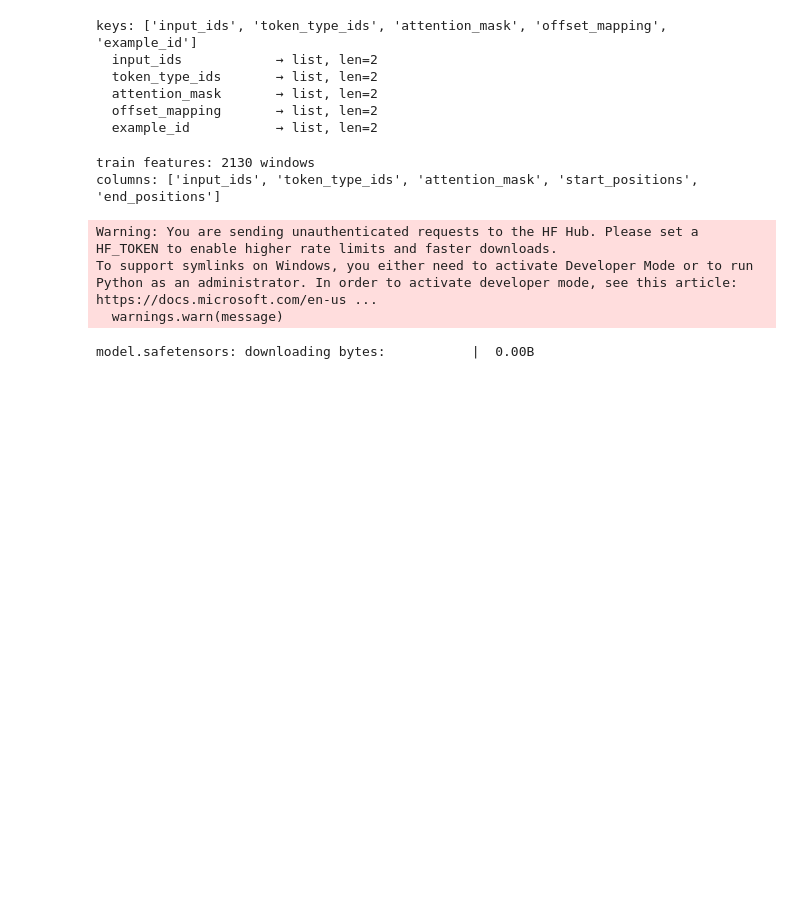
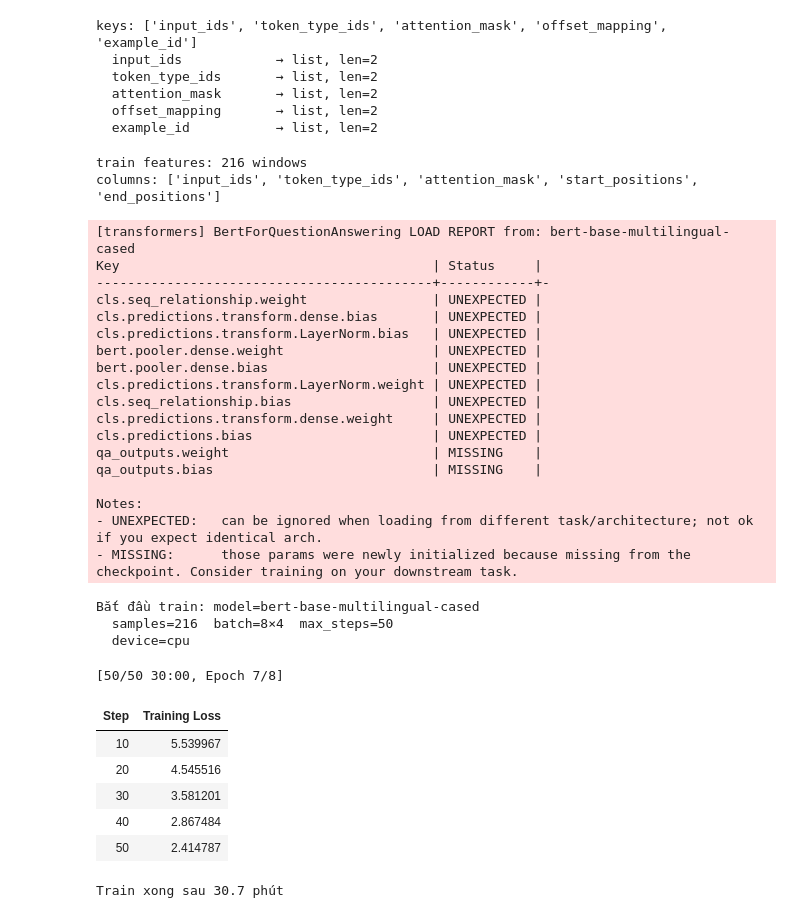
Before and after one commit to HaVuHongPhuc/Vietnamese_Extractive_Question_Answering_on_UIT_ViQuAD_2.0_Project, a Jupyter notebook: notebooks/03_zeroshot_xlmr_squad2.ipynb, the cells around one changed output. Saved outputs shown, nothing was run; the diff lists cells and outputs as text; code cells hidden in the pictures; blank space fills up the shorter version.

```diff
--- a/notebooks/03_zeroshot_xlmr_squad2.ipynb
+++ b/notebooks/03_zeroshot_xlmr_squad2.ipynb
@@ -401,7 +401,7 @@ prepare_validation_features:
 Docstring prepare_train_features:
 Tiền xử lý tập Train: Tokenize, trượt cửa sổ và ánh xạ span từ ký tự sang token.
 # %%
-import json
+import json, random
 from datasets import Dataset
 
 def load_jsonl(path):
@@ -413,15 +413,10 @@ def load_jsonl(path):
     return rows
 
 TRAIN_JSON = ROOT / "data" / "processed" / "train.json"
-
 train_raw = load_jsonl(TRAIN_JSON)
 print(f"train = {len(train_raw)}  dev = {len(dev_raw)}")
-
-# Subsample cho CPU — 2000 mẫu, giữ phân bố answerable/no-answer
-import random
+TRAIN_SAMPLE = 200
 random.seed(42)
-
-TRAIN_SAMPLE = 2000    # 0 = full
 if TRAIN_SAMPLE and TRAIN_SAMPLE < len(train_raw):
     idx = random.sample(range(len(train_raw)), TRAIN_SAMPLE)
     train_raw = [train_raw[i] for i in idx]
@@ -535,7 +530,7 @@ train_features = train_ds.map(
 print(f"train features: {len(train_features)} windows")
 print(f"columns: {train_features.column_names}")
 # %% [output]
-train features: 2130 windows
+train features: 216 windows
 columns: ['input_ids', 'token_type_ids', 'attention_mask', 'start_positions', 'end_positions']
 # %%
 from transformers import (
@@ -553,46 +548,71 @@ OUT_DIR.mkdir(parents=True, exist_ok=True)
 
 # Cấu hình cho CPU
 CPU_MODE   = not torch.cuda.is_available()
-EPOCHS     = 1         # CPU: 1 epoch đủ demo; GPU: đổi thành 3
+EPOCHS     = 1
 BATCH_SIZE = 8 if CPU_MODE else 16
 GRAD_ACC   = 4 if CPU_MODE else 2
 
 args = TrainingArguments(
     output_dir=str(OUT_DIR),
     learning_rate=2e-5,
     per_device_train_batch_size=BATCH_SIZE,
     per_device_eval_batch_size=BATCH_SIZE,
     gradient_accumulation_steps=GRAD_ACC,
+    max_steps=50,
     num_train_epochs=EPOCHS,
     weight_decay=0.01,
-    evaluation_strategy="no",       # tiết kiệm thời gian CPU
+    eval_strategy="no",
     save_strategy="no",
-    logging_steps=100,
+    logging_steps=10,
     fp16=False,
     bf16=False,
     seed=42,
     report_to="none",
 )
 
 trainer = Trainer(
     model=ft_model,
     args=args,
     train_dataset=train_features,
-    tokenizer=ft_tokenizer,
+    processing_class=ft_tokenizer,
     data_collator=DataCollatorWithPadding(ft_tokenizer),
 )
 
 print(f"Bắt đầu train: model={FT_MODEL}")
-print(f"  samples={len(train_features)}  epochs={EPOCHS}  "
-      f"batch={BATCH_SIZE}×{GRAD_ACC}={BATCH_SIZE*GRAD_ACC}")
+print(f"  samples={len(train_features)}  batch={BATCH_SIZE}×{GRAD_ACC}  max_steps=50")
 print(f"  device={'cpu' if CPU_MODE else 'cuda'}")
 
 import time
 t0 = time.time()
 trainer.train()
 print(f"\nTrain xong sau {(time.time()-t0)/60:.1f} phút")
 # %% [output]
-Warning: You are sending unauthenticated requests to the HF Hub. Please set a HF_TOKEN to enable higher rate limits and faster downloads.
-To support symlinks on Windows, you either need to activate Developer Mode or to run Python as an administrator. In order to activate developer mode, see this article: https://docs.microsoft.com/en-us ...
-  warnings.warn(message)
+[transformers] BertForQuestionAnswering LOAD REPORT from: bert-base-multilingual-cased
+Key                                        | Status     |
+-------------------------------------------+------------+-
+cls.seq_relationship.weight                | UNEXPECTED |
+cls.predictions.transform.dense.bias       | UNEXPECTED |
+cls.predictions.transform.LayerNorm.bias   | UNEXPECTED |
+bert.pooler.dense.weight                   | UNEXPECTED |
+bert.pooler.dense.bias                     | UNEXPECTED |
+cls.predictions.transform.LayerNorm.weight | UNEXPECTED |
+cls.seq_relationship.bias                  | UNEXPECTED |
+cls.predictions.transform.dense.weight     | UNEXPECTED |
+cls.predictions.bias                       | UNEXPECTED |
+qa_outputs.weight                          | MISSING    |
+qa_outputs.bias                            | MISSING    |
+
+Notes:
+- UNEXPECTED:   can be ignored when loading from different task/architecture; not ok if you expect identical arch.
+- MISSING:      those params were newly initialized because missing from the checkpoint. Consider training on your downstream task.
-model.safetensors: downloading bytes:           |  0.00B
+Bắt đầu train: model=bert-base-multilingual-cased
+  samples=216  batch=8×4  max_steps=50
+  device=cpu
+[50/50 30:00, Epoch 7/8]
+| Step | Training Loss |
+| 10 | 5.539967 |
+| 20 | 4.545516 |
+| 30 | 3.581201 |
+| 40 | 2.867484 |
+| 50 | 2.414787 |
+Train xong sau 30.7 phút
```
Also changed, not shown: parts of 7 cells of this notebook, 3 other files.
